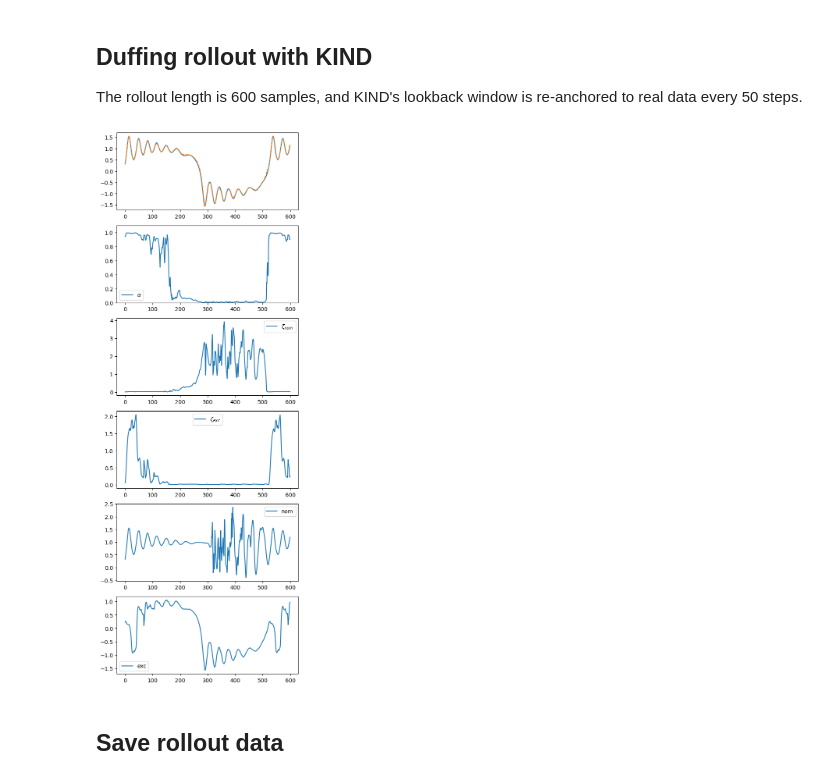
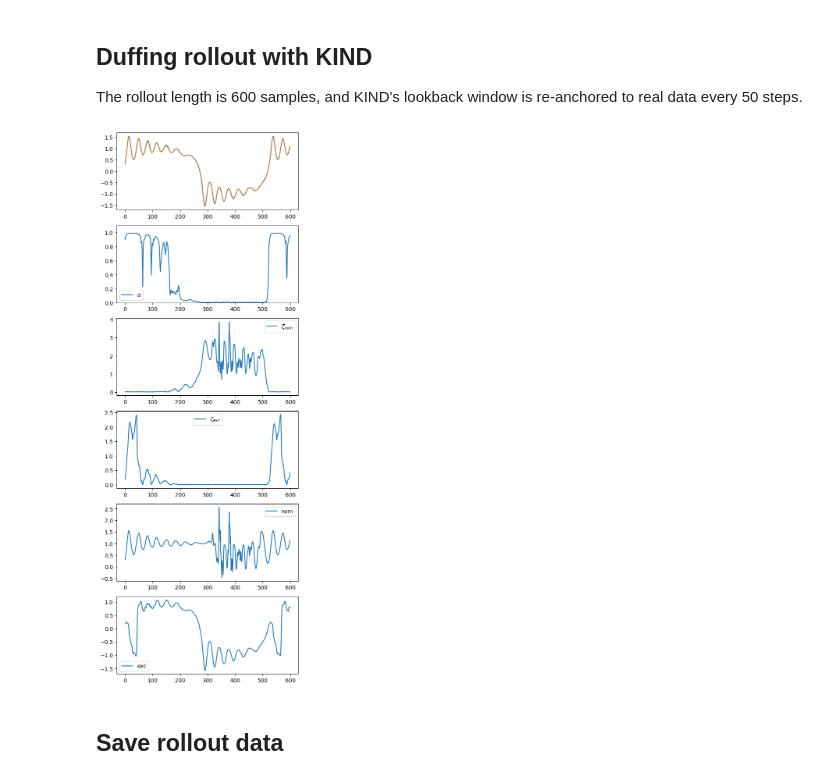
Before and after one commit to maalberg/kind, a Jupyter notebook: examples/duffing/03_model_rollout.ipynb, the cells around one changed output. Saved outputs shown, nothing was run; the diff lists cells and outputs as text; code cells hidden in the pictures.

Commit message:
update duffing notebooks to accord to changes in kind framework

```diff
--- a/examples/duffing/03_model_rollout.ipynb
+++ b/examples/duffing/03_model_rollout.ipynb
@@ -6,9 +6,13 @@
 import os
 import sys
 
-thisdir = os.getcwd()
-rootdir = os.path.abspath(os.path.join(thisdir, '..', '..'))
-sys.path.append(rootdir)
+curr_dir = os.getcwd()
+root_dir = os.path.abspath(os.path.join(curr_dir, '..', '..'))
+sys.path.append(root_dir)
+
+data_dir = '../../data/duffing'
+model_dir = '../../models/duffing'
+result_dir = '../../results/duffing'
 
 # --! import Python libraries --!
 
@@ -18,8 +22,8 @@ import matplotlib.pyplot as plt
 import pandas as pd
 
 import kind
-import duffing
-import reinforcement_learning as rl
+import example_duffing
+import reinforcement_learning
 import util_data
 # %% [markdown]
 ## Load a trained KIND model
@@ -76,7 +79,7 @@ model = kind.model_adapter(model, dataset.normalizer)
 # %%
-data_path = '../../data/duffing/duffing_paper_0.csv'
+data_path = f'{data_dir}/paper.csv'
 dataframe = pd.read_csv(data_path, header=None, dtype=np.float32)
-replay = torch.unsqueeze(torch.from_numpy(dataframe.to_numpy()), 0)
+traj_true = torch.unsqueeze(torch.from_numpy(dataframe.to_numpy()), 0)
 
-print(f'loaded replay data shape: {replay.shape}')
+print(f'loaded true trajectory with shape: {traj_true.shape}')
 # %% [output]
@@ -86,11 +89,8 @@ loaded replay data shape: torch.Size([1, 669, 4])
 
 We invoke a baseline policy - LQR - during a rollout to produce actions. Compared to learned policies, LQR is defined everywhere in the state space, so there is no risk of rollout drift due to policy's instability.
 # %%
-state_ndim = 2
-action_ndim = 1
-
-state_cost = 1.0 * np.eye(state_ndim)
-action_cost = 10.0 * np.eye(action_ndim)
+state_cost = 1.0 * np.eye(args.obs_ndim)
+action_cost = 10.0 * np.eye(args.act_ndim)
 
 dt = 1e-2
 setpoint = [1.0, 0.0]
@@ -99,7 +99,7 @@ setpoint = [1.0, 0.0]
 duffing_alpha_nom = -1.0
 duffing_delta_nom = 0.5
 
-base_policy, _ = duffing.make_base_policy(
+base_policy, _ = example_duffing.make_base_policy(
     duffing_alpha_nom, duffing_delta_nom,
     q=state_cost, r=action_cost,
     dt=dt,
@@ -111,8 +111,8 @@ The rollout length is 600 samples, and KIND's lookback window is re-anchored to
 # %%
 # --! perform model rollout --!
 
-# --! instantiate a replay factory to have access to replay utility methods
-replay_factory = duffing.replay_factory()
+# --! we use this dummy replay just to get access to replay utilities
+dummy_replay = example_duffing.replay(s_ndim=args.obs_ndim, a_ndim=args.act_ndim)
 
 # --! rollout length is 600 samples, and model's lookback window is
 # --! re-anchored to real data every 50 steps
@@ -127,8 +127,8 @@ means_exc = []
 zetas_nom = []
 zetas_exc = []
 
-back = replay[:, offset:offset + args.back_nsample].clone()
-true = replay[:, offset + args.back_nsample:offset + args.back_nsample + h]
+back = traj_true[:, offset:offset + args.back_nsample].clone()
+true = traj_true[:, offset + args.back_nsample:offset + args.back_nsample + h]
 
 with torch.no_grad():
 
@@ -136,17 +136,17 @@ with torch.no_grad():
         if k % rollout_nsample == 0:
             t2 = offset + args.back_nsample + k
             t1 = t2 - args.back_nsample
-            back = replay[:, t1:t2].clone()
+            back = traj_true[:, t1:t2].clone()
 
-        s = replay_factory.extract_current_s(back)
+        s = dummy_replay.util.get_s(back)
         a = base_policy(s)
 
-        replay_factory.update_current_a(back, a)
+        dummy_replay.util.update_a(back, a)
         model_o = model(back)
 
         fore = model_o.blend[:, args.back_nsample:]
         next_s = fore[:, :1]
-        back = replay_factory.update_state(back, next_s)
+        back = dummy_replay.util.shift_obs(back, next_s)
 
         alpha = model_o.alpha[:, args.back_nsample:]
         alpha = alpha[:, :1]
@@ -179,34 +179,34 @@ with torch.no_grad():
 
     plt.figure(figsize=(6,18))
 
     plt.subplot(6,1,1)
     plt.plot(true[0, :, 0])
     plt.plot(next_ss[0, :, 0], linestyle='dashed')
 
     plt.subplot(6,1,2)
     plt.plot(alphas[0, :, 0], label='$\\alpha$')
     plt.ylim((0.0, 1.1))
     plt.legend()
 
     plt.subplot(6,1,3)
     plt.plot(zetas_nom[0, :, 0], label='$\\zeta_{nom}$')
     plt.legend()
 
     plt.subplot(6,1,4)
     plt.plot(zetas_exc[0, :, 0], label='$\\zeta_{exc}$')
     plt.legend()
 
     plt.subplot(6,1,5)
     plt.plot(means_nom[0, :, 0], label='nom')
     plt.legend()
 
     plt.subplot(6,1,6)
     plt.plot(means_exc[0, :, 0], label='exc')
     plt.legend()
 
     plt.show()
 # %% [output]
-[figure, old version]
+[figure, new version]
 # %% [markdown]
 ## Save rollout data
 # %%
```
Also changed, not shown: parts of 4 cells of this notebook, 6 other files.
